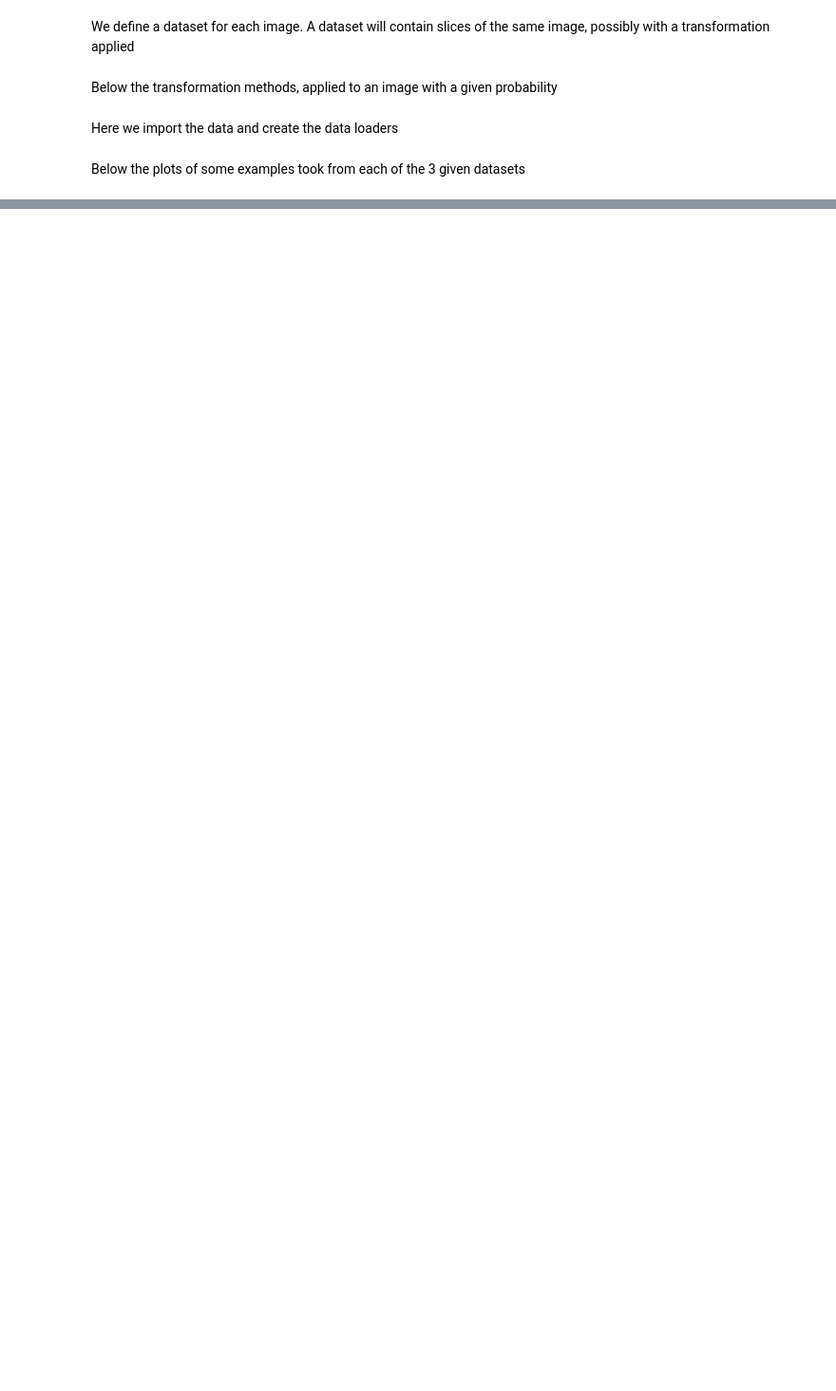
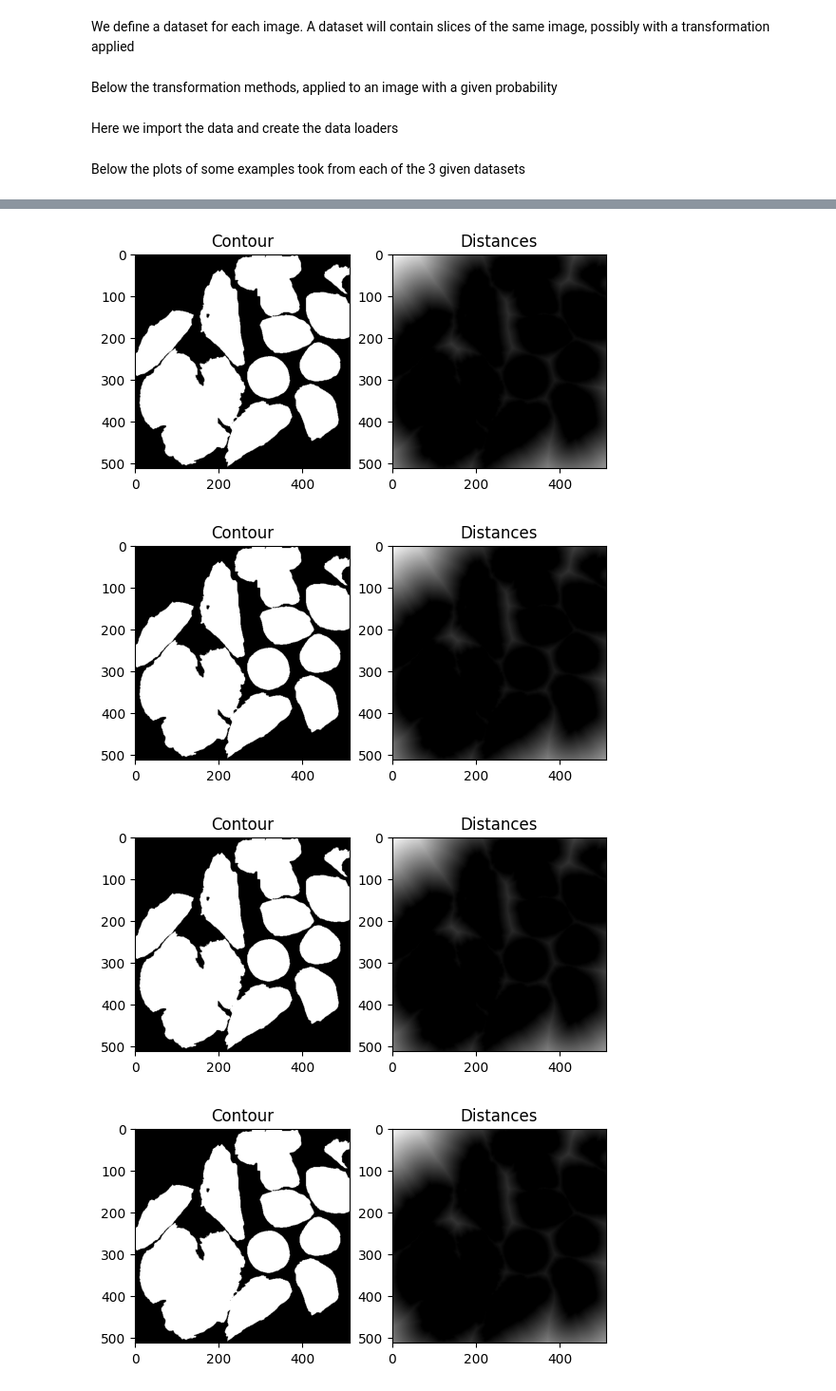
Before and after one commit to mattia01017/CNN-cell-segmentation, a Jupyter notebook: CNNcellSegm.ipynb, the cells around one changed output, grey strips where cells are left out. Shown at 95% size. Cells and saved outputs as stored; diff of their text form; code cells hidden in the pictures; blank space fills up the shorter version.

```diff
--- a/CNNcellSegm.ipynb
+++ b/CNNcellSegm.ipynb
@@ -417,0 +562,57 @@ plt.show()
+# %%
+def weight_mapper(label, w0=10, sigma=5, plot=False):
+    label = label.astype(np.uint8)
+    contours, _ = cv2.findContours(label, cv2.RETR_LIST, cv2.CHAIN_APPROX_NONE)
+    contours_minus_one = [
+        cv2.drawContours(np.zeros_like(label),
+                         contours[:i] + contours[i+1:],
+                         -1, 1, -1)
+        for i in range(len(contours))
+    ]
+
+    dists = [
+        cv2.distanceTransform((c == 0).astype(np.uint8), cv2.DIST_L2, cv2.DIST_MASK_PRECISE)
+        for c in contours_minus_one
+    ]
+
+    if plot:
+      for c, d in zip(contours_minus_one, dists):
+          fig, axs = plt.subplots(1, 2)
+          plot_img(axs[0], c, "Contour")
+          plot_img(axs[1], d, "Distances")
+          plt.show()
+
+    stacked = np.stack(dists, axis=0)
+    d0, d1 = np.min(stacked, axis=0), np.max(stacked, axis=0)
+
+    _, counts = np.unique(label, return_counts=True)
+    freq = counts / label.size
+
+    return (1-freq[label]) + w0 * np.exp(-np.square(d0 + d1) / (2 * sigma**2))
+
+
+class PixelwiseWeightedLoss(nn.Module):
+    def __init__(self, weight_mapper):
+        super(PixelwiseWeightedLoss, self).__init__()
+        self.weight_mapper = weight_mapper
+
+    def forward(self, outputs, targets):
+        weights = torch.tensor(np.array([self.weight_mapper(t.cpu().numpy()) for t in targets]))
+        weights = weights.to(device)
+
+        loss = nn.CrossEntropyLoss(reduction="none")(outputs, targets)
+        return torch.mean(loss * weights)
+
+
+
+img = load_images(Path("DIC-C2DH-HeLa") / "01_ST" / "SEG", n=1, seed=3)[0]
+weights = weight_mapper(img != 0, plot=True)
+
+fix, axs = plt.subplots(1, 2, figsize=(20,20))
+plot_img(axs[0], img != 0, "Image")
+plot_img(axs[1], weights, cmap="viridis", title="Pixel-wise weights")
+# %% [output]
+[figure, added]
+[figure, added]
+[figure, added]
+[figure, added]
```
Also changed, not shown: parts of 18 cells of this notebook.
